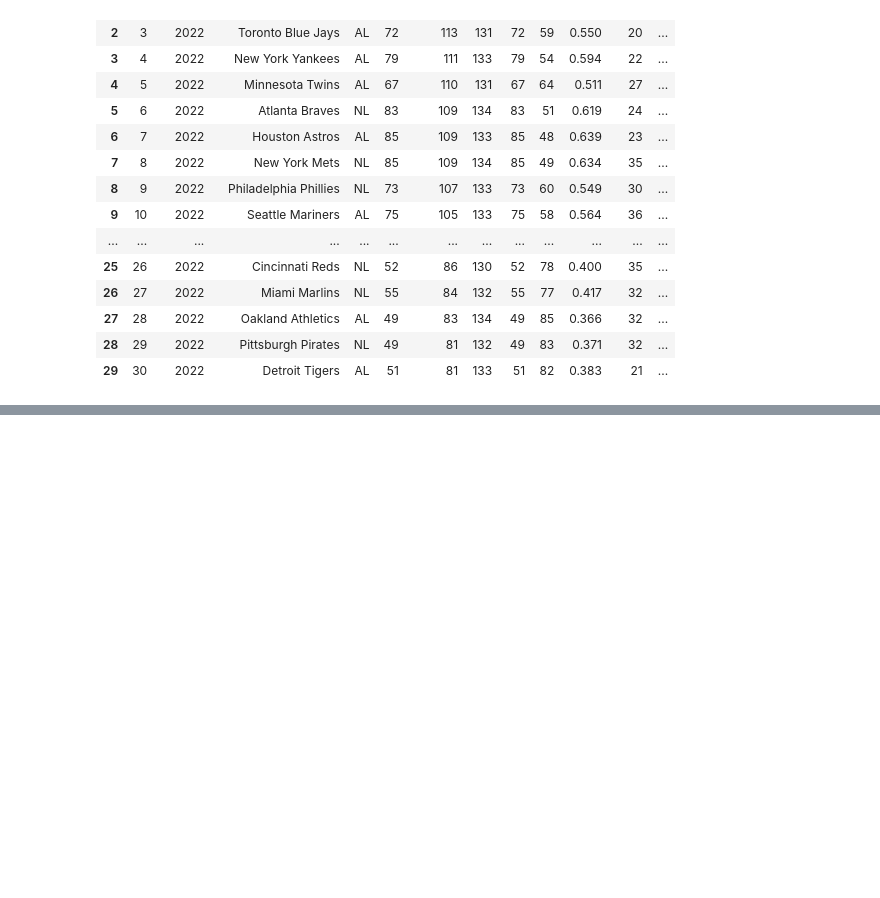
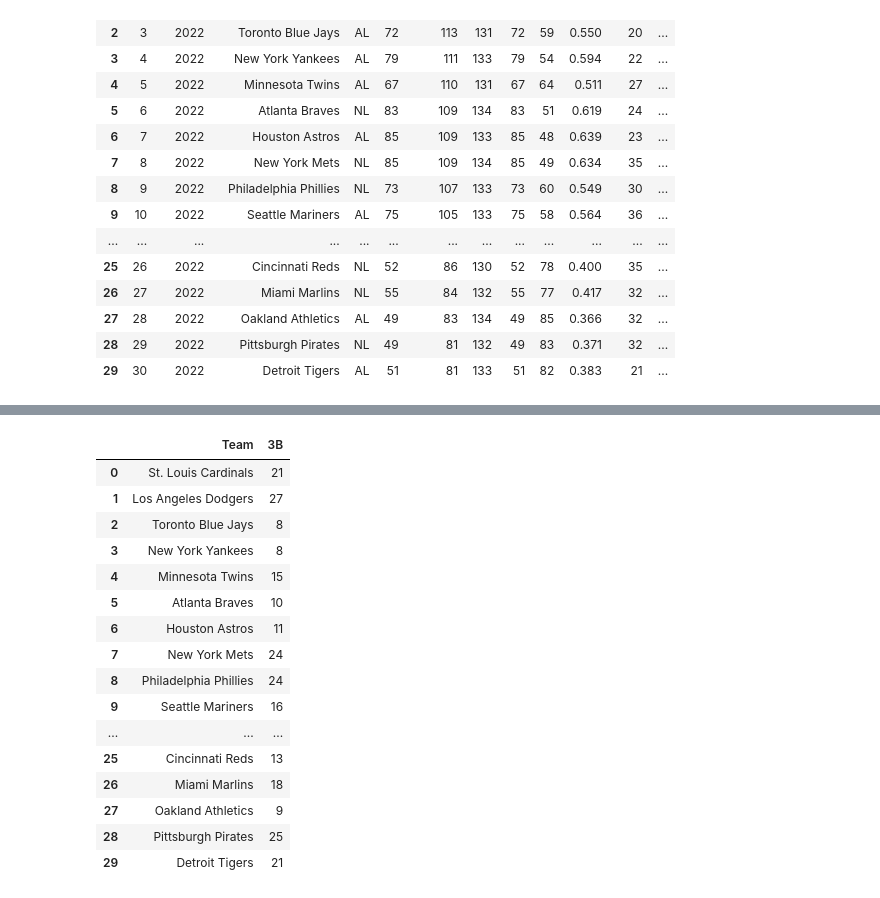
Before and after one commit to ShengChen3/hth_fallprogram, a Jupyter notebook: 2-Finding-an-Interesting-Dataset-ShengC/Untitled.ipynb, the cells around one changed output, grey strips where cells are left out. Drawn from its saved outputs; the diff is of its cells as text; code cells hidden in the pictures; blank space fills up the shorter version.

```diff
--- a/2-Finding-an-Interesting-Dataset-ShengC/Untitled.ipynb
+++ b/2-Finding-an-Interesting-Dataset-ShengC/Untitled.ipynb
@@ -29,0 +76,22 @@ baseball_data
+# %%
+# 3. Which team has the highest 3B (triples)?
+highest_triples = baseball_data[["Team","3B"]]
+highest_triples
+# %% [output]
+|  | Team | 3B |
+| 0 | St. Louis Cardinals | 21 |
+| 1 | Los Angeles Dodgers | 27 |
+| 2 | Toronto Blue Jays | 8 |
+| 3 | New York Yankees | 8 |
+| 4 | Minnesota Twins | 15 |
+| 5 | Atlanta Braves | 10 |
+| 6 | Houston Astros | 11 |
+| 7 | New York Mets | 24 |
+| 8 | Philadelphia Phillies | 24 |
+| 9 | Seattle Mariners | 16 |
+| ... | ... | ... |
+| 25 | Cincinnati Reds | 13 |
+| 26 | Miami Marlins | 18 |
+| 27 | Oakland Athletics | 9 |
+| 28 | Pittsburgh Pirates | 25 |
+| 29 | Detroit Tigers | 21 |
```
Also changed, not shown: parts of 4 cells of this notebook, 6 other files.
